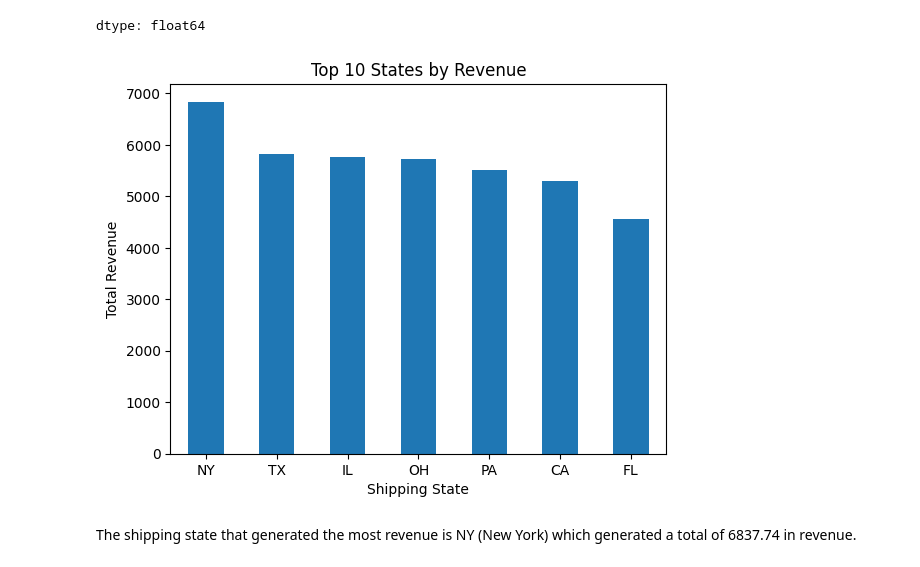
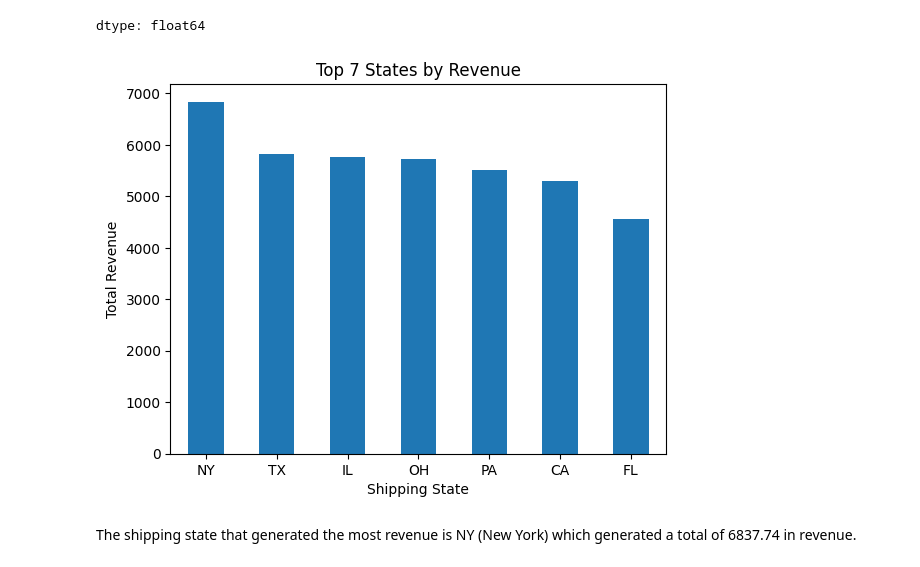
Before and after one commit to dq24jp/DataChallengeAssignment, a Jupyter notebook: DataChallengeMySection.ipynb, the cells around one changed output. Drawn from its saved outputs; the diff is of its cells as text; code cells hidden in the pictures.

```diff
--- a/DataChallengeMySection.ipynb
+++ b/DataChallengeMySection.ipynb
@@ -247,17 +247,17 @@ dtype: float64
 # %%
 # plot state revenue
 state_revenue.head(10).plot(kind='bar')
 
 # add labels
-plt.title('Top 10 States by Revenue')
+plt.title('Top 7 States by Revenue')
 plt.ylabel('Total Revenue')
 plt.xlabel('Shipping State')
 plt.xticks(rotation=0)
 
 
 plt.show()
 # %% [output]
-[figure, old version]
+[figure, new version]
 # %% [markdown]
 The shipping state that generated the most revenue is NY (New York) which generated a total of 6837.74 in revenue.
 # %% [markdown]
```
